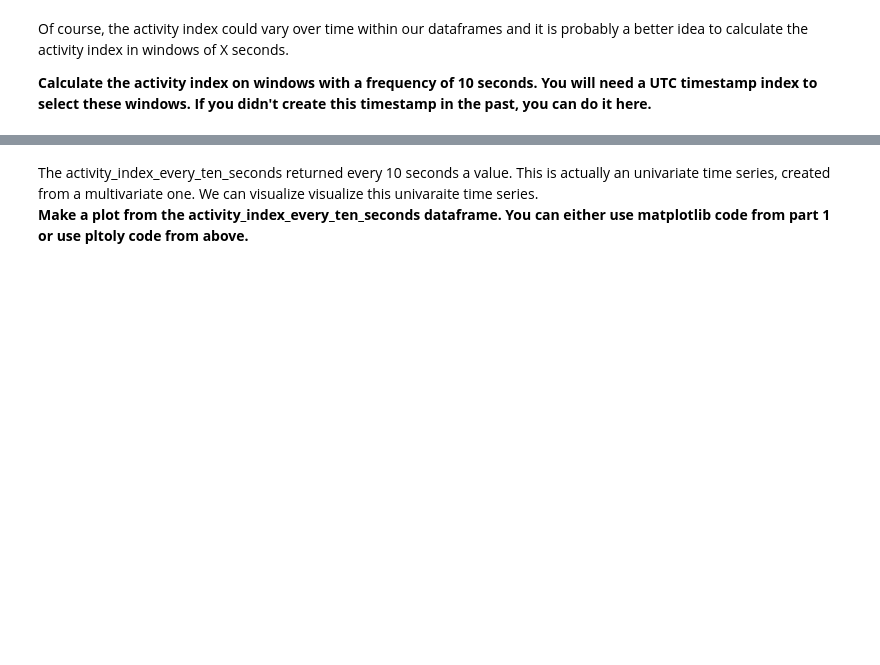
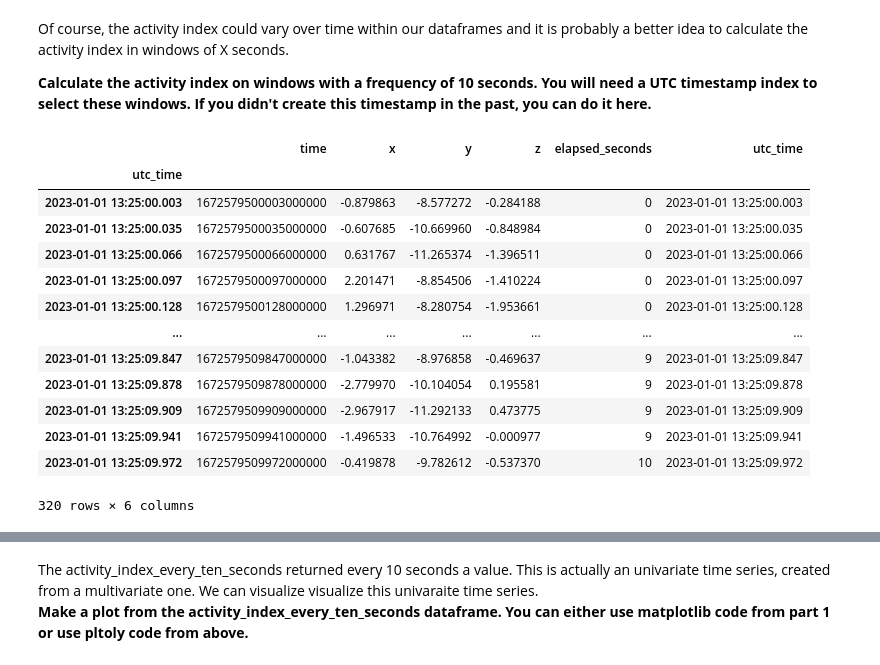
Before and after one commit to cesarz10/Data-Analytics-Healthcare, a Jupyter notebook: Lab_3_mobile/Lab_3_Mobile.ipynb, the cells around one changed output, grey strips where cells are left out. Saved outputs shown, nothing was run; the diff lists cells and outputs as text; code cells hidden in the pictures; blank space fills up the shorter version.

```diff
--- a/Lab_3_mobile/Lab_3_Mobile.ipynb
+++ b/Lab_3_mobile/Lab_3_Mobile.ipynb
@@ -451,0 +454,3 @@ df
+# %%
+df = pd.read_json("data/accelerometer.json")
+df
@@ -456,5 +475,3 @@ We don't have a 'elapsed_seconds' column in this dataframe. This can however be
 1) **Using the cummulative sum function from the differences between the UNIX times in the 'time' column. Take into account that these differences will be in nanoseconds and we want the elapsed_seconds**
 
 2) **Using the cummulative sum function from the differences between the UTC timestamps, generated from the UNIX 'time' column. Going from UNIX to UTC can be done similar as in part 1.**
-# %%
-df['elapsed_seconds'] = # YOUR CODE HERE
@@ -542,7 +600,23 @@ Of course, the activity index could vary over time within our dataframes and it
 **Calculate the activity index on windows with a frequency of 10 seconds. You will need a UTC timestamp index to select these windows. If you didn't create this timestamp in the past, you can do it here.**
 # %%
 # make a utc time index (optional)
-df['utc_time'] = # YOUR CODE HERE
+df['utc_time'] = pd.to_datetime(df['time'])
 df.index = df['utc_time']
+df
+# %% [output]
+|  | time | x | y | z | elapsed_seconds | utc_time |
+| utc_time |  |  |  |  |  |  |
+| 2023-01-01 13:25:00.003 | 1672579500003000000 | -0.879863 | -8.577272 | -0.284188 | 0 | 2023-01-01 13:25:00.003 |
+| 2023-01-01 13:25:00.035 | 1672579500035000000 | -0.607685 | -10.669960 | -0.848984 | 0 | 2023-01-01 13:25:00.035 |
+| 2023-01-01 13:25:00.066 | 1672579500066000000 | 0.631767 | -11.265374 | -1.396511 | 0 | 2023-01-01 13:25:00.066 |
+| 2023-01-01 13:25:00.097 | 1672579500097000000 | 2.201471 | -8.854506 | -1.410224 | 0 | 2023-01-01 13:25:00.097 |
+| 2023-01-01 13:25:00.128 | 1672579500128000000 | 1.296971 | -8.280754 | -1.953661 | 0 | 2023-01-01 13:25:00.128 |
+| ... | ... | ... | ... | ... | ... | ... |
+| 2023-01-01 13:25:09.847 | 1672579509847000000 | -1.043382 | -8.976858 | -0.469637 | 9 | 2023-01-01 13:25:09.847 |
+| 2023-01-01 13:25:09.878 | 1672579509878000000 | -2.779970 | -10.104054 | 0.195581 | 9 | 2023-01-01 13:25:09.878 |
+| 2023-01-01 13:25:09.909 | 1672579509909000000 | -2.967917 | -11.292133 | 0.473775 | 9 | 2023-01-01 13:25:09.909 |
+| 2023-01-01 13:25:09.941 | 1672579509941000000 | -1.496533 | -10.764992 | -0.000977 | 9 | 2023-01-01 13:25:09.941 |
+| 2023-01-01 13:25:09.972 | 1672579509972000000 | -0.419878 | -9.782612 | -0.537370 | 10 | 2023-01-01 13:25:09.972 |
+320 rows × 6 columns
 # %%
 # make groups with frequency 10s
```
Also changed, not shown: parts of 24 cells of this notebook.
